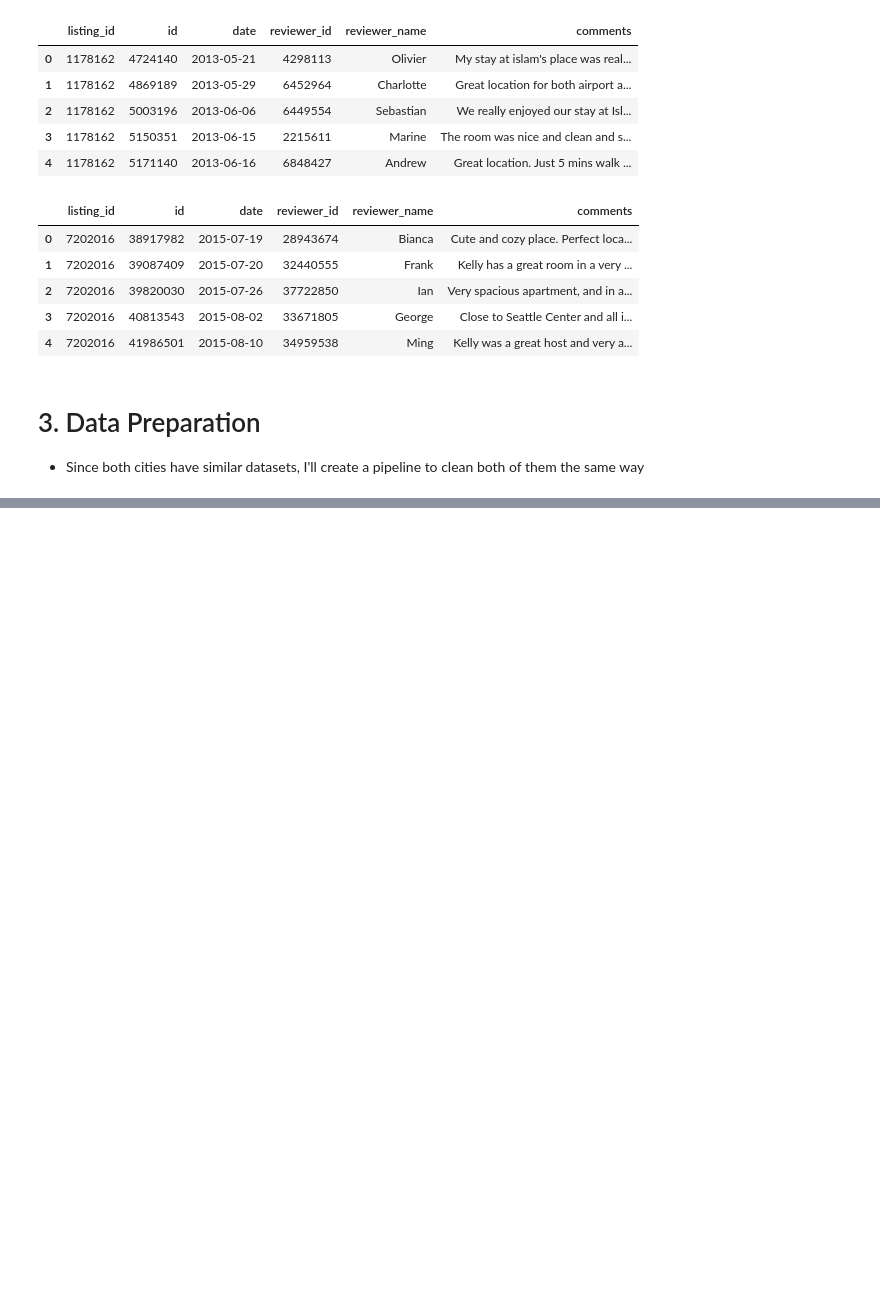
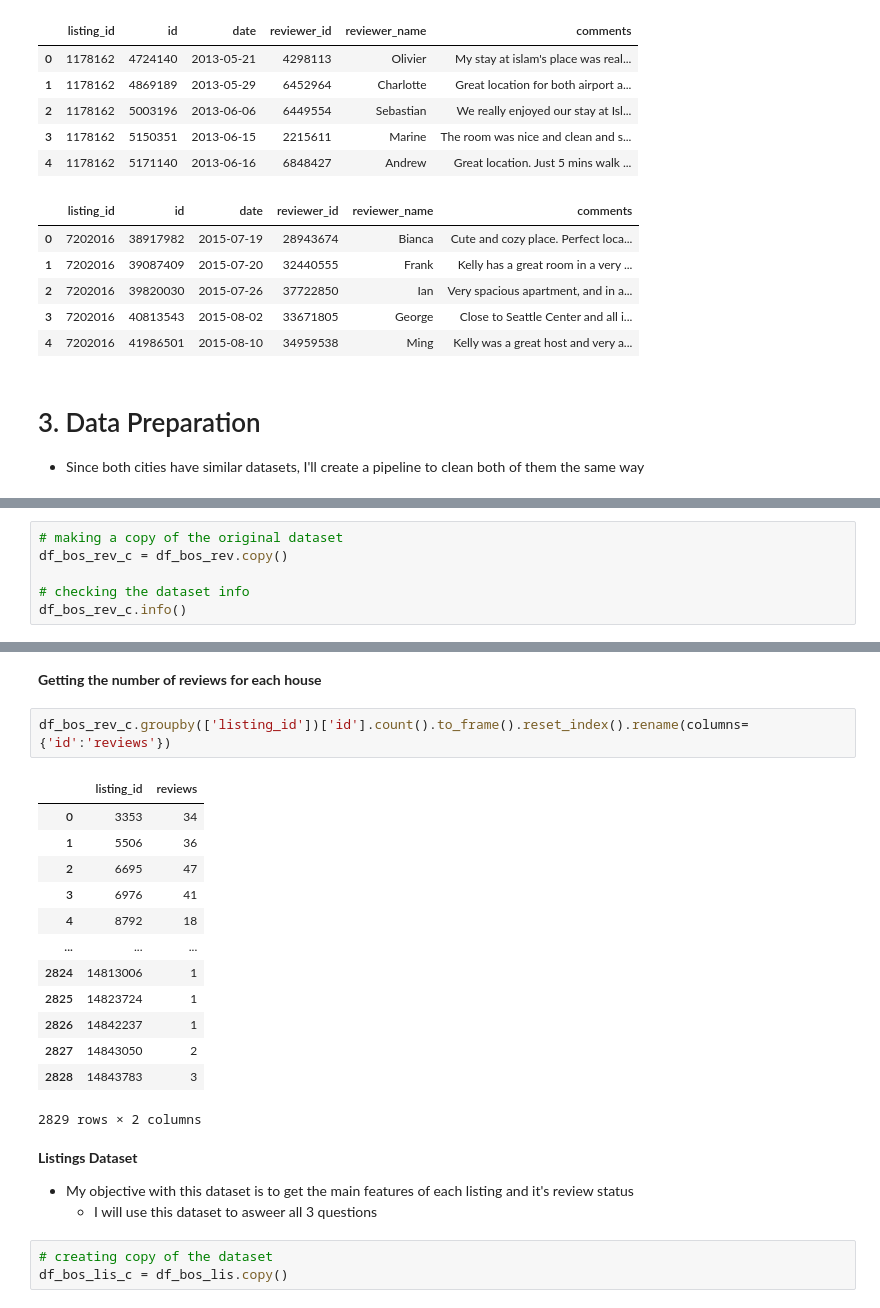
Before and after one commit to macedoti13/Airbnb-Data-Analysis, a Jupyter notebook: AirbnbDataAnalysis.ipynb, the cells around one changed output, grey strips where cells are left out. Cells and saved outputs as stored; diff of their text form; blank space fills up the shorter version.

```diff
--- a/AirbnbDataAnalysis.ipynb
+++ b/AirbnbDataAnalysis.ipynb
@@ -109,0 +226,6 @@ df_bos_cal.head()
+# %%
+# making a copy of the original dataset
+df_bos_rev_c = df_bos_rev.copy()
+
+# checking the dataset info
+df_bos_rev_c.info()
@@ -109,0 +246,25 @@ df_bos_cal.head()
+# %% [markdown]
+**Getting the number of reviews for each house**
+# %%
+df_bos_rev_c.groupby(['listing_id'])['id'].count().to_frame().reset_index().rename(columns={'id':'reviews'})
+# %% [output]
+|  | listing_id | reviews |
+| 0 | 3353 | 34 |
+| 1 | 5506 | 36 |
+| 2 | 6695 | 47 |
+| 3 | 6976 | 41 |
+| 4 | 8792 | 18 |
+| ... | ... | ... |
+| 2824 | 14813006 | 1 |
+| 2825 | 14823724 | 1 |
+| 2826 | 14842237 | 1 |
+| 2827 | 14843050 | 2 |
+| 2828 | 14843783 | 3 |
+2829 rows × 2 columns
+# %% [markdown]
+**Listings Dataset**
+- My objective with this dataset is to get the main features of each listing and it's review status
+    - I will use this dataset to asweer all 3 questions
+# %%
+# creating copy of the dataset
+df_bos_lis_c = df_bos_lis.copy()
```
Also changed, not shown: parts of 25 cells of this notebook.
